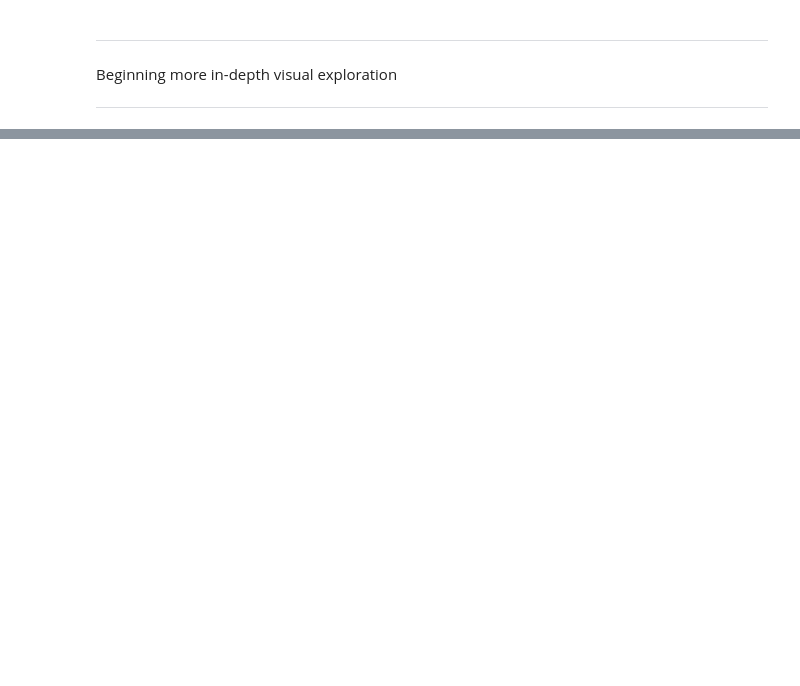
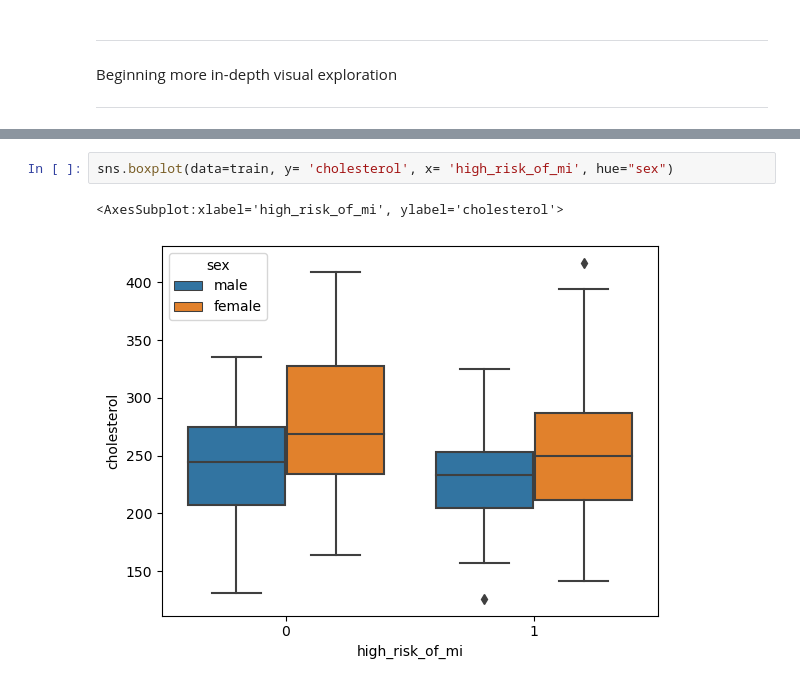
Before and after one commit to stephen-c-perry/Heart-Attack-Individual-Project, a Jupyter notebook: explore.ipynb, the cells around one changed output, grey strips where cells are left out. Drawn from its saved outputs; the diff is of its cells as text; blank space fills up the shorter version.

```diff
--- a/explore.ipynb
+++ b/explore.ipynb
@@ -95,0 +163,5 @@ Inital Questions:
+# %%
+sns.boxplot(data=train, y= 'cholesterol', x= 'high_risk_of_mi', hue="sex")
+# %% [output]
+<AxesSubplot:xlabel='high_risk_of_mi', ylabel='cholesterol'>
+[figure, added]
```
Also changed, not shown: parts of 31 cells of this notebook, 5 other files.
